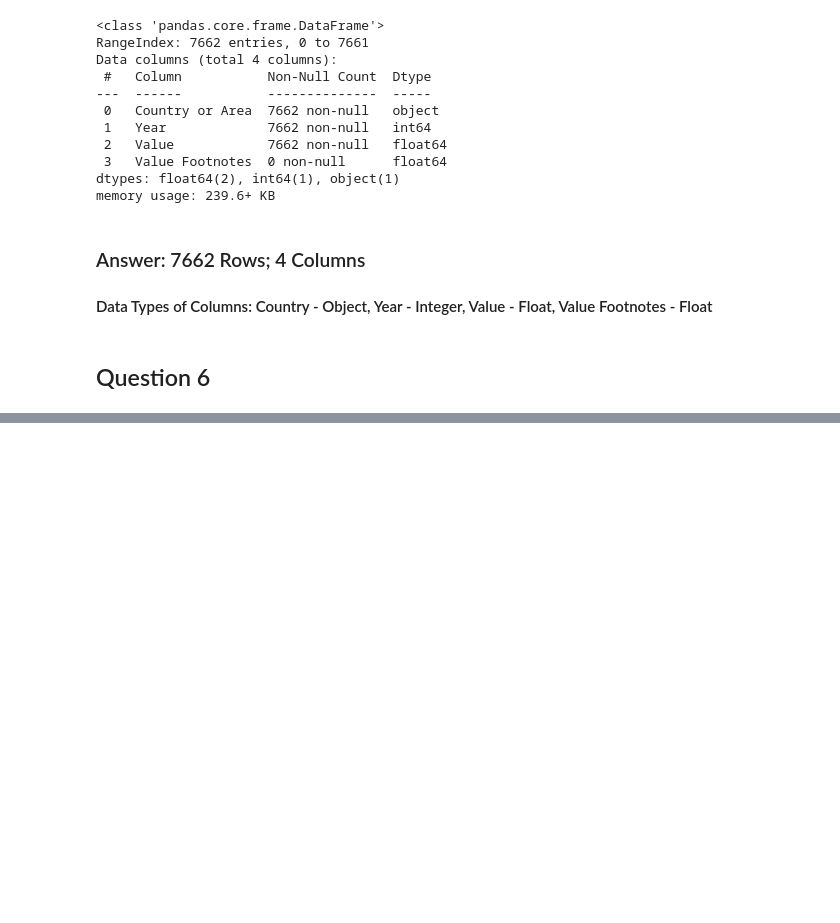
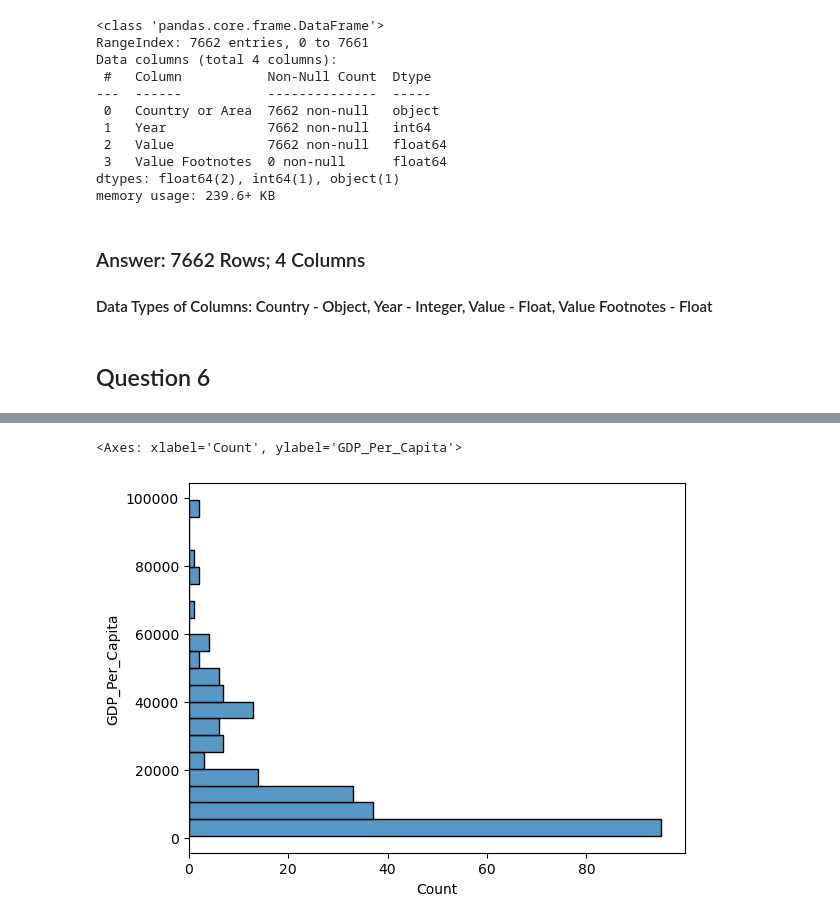
Before and after one commit to NSS-Data-Analytics-Cohort-11/undata-ngartley, a Jupyter notebook: notebook/UNData.ipynb, the cells around one changed output, grey strips where cells are left out. Saved outputs shown, nothing was run; the diff lists cells and outputs as text; code cells hidden in the pictures; blank space fills up the shorter version.

```diff
--- a/notebook/UNData.ipynb
+++ b/notebook/UNData.ipynb
@@ -51,7 +51,7 @@ memory usage: 239.6+ KB
 ## Question 6
 # %%
 #Rename the columns
-gdp_df_rename = gdp_df.rename(columns={'Country or Area': 'Country', 'Year': 'Year', 'Value': 'GDP_Per_Capita'})
+gdp_df = gdp_df.rename(columns={'Country or Area': 'Country', 'Year': 'Year', 'Value': 'GDP_Per_Capita'})
 # %%
 #Drop the Value Footnotes Column
-gdp_df_rename.drop('Value Footnotes', axis=1)
+gdp_df = gdp_df.drop('Value Footnotes', axis=1)
@@ -89,0 +100,2 @@ Name: Country, Length: 242, dtype: int64
+# %%
+gdp_2000 = gdp_df[gdp_df["Year"] == 2000]
@@ -89,0 +119,5 @@ Name: Country, Length: 242, dtype: int64
+# %%
+sns.histplot(data=gdp_2000, y= "GDP_Per_Capita", bins=20)
+# %% [output]
+<Axes: xlabel='Count', ylabel='GDP_Per_Capita'>
+[figure, added]
```
Also changed, not shown: parts of 45 cells of this notebook.
